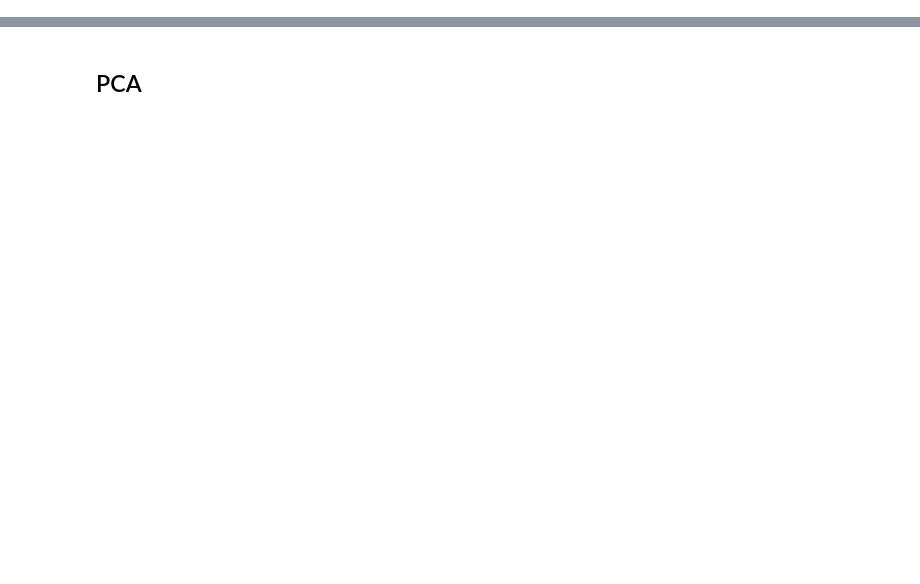
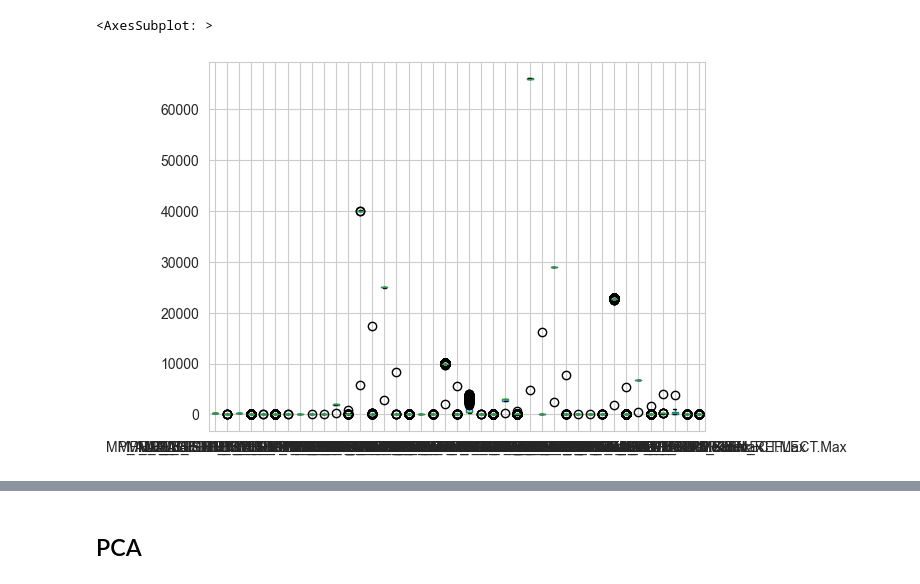
Before and after one commit to Jjineeq/Anomaly-Detection, a Jupyter notebook: TFT_PCA.ipynb, the cells around one changed output, grey strips where cells are left out. Drawn from its saved outputs; the diff is of its cells as text; code cells hidden in the pictures; blank space fills up the shorter version.

```diff
--- a/TFT_PCA.ipynb
+++ b/TFT_PCA.ipynb
@@ -32,0 +36,5 @@ df.head(1)
+# %%
+df_ts_x.boxplot()
+# %% [output]
+<AxesSubplot: >
+[figure, added]
```
Also changed, not shown: parts of 21 cells of this notebook, 5 other files.
